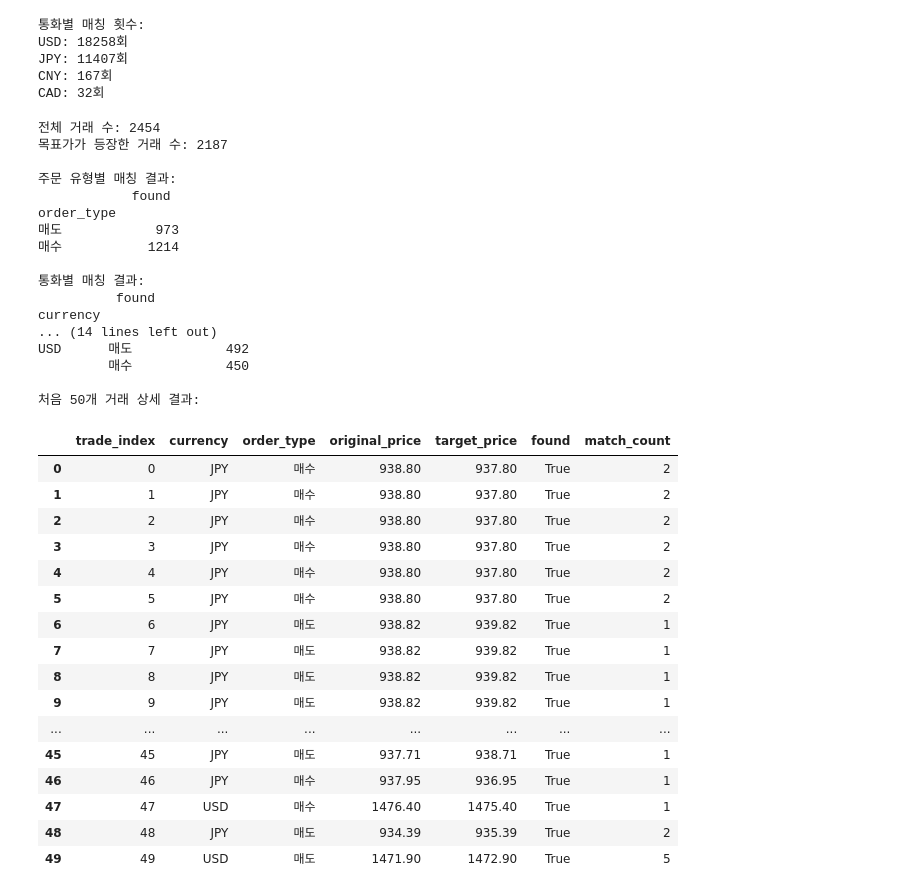
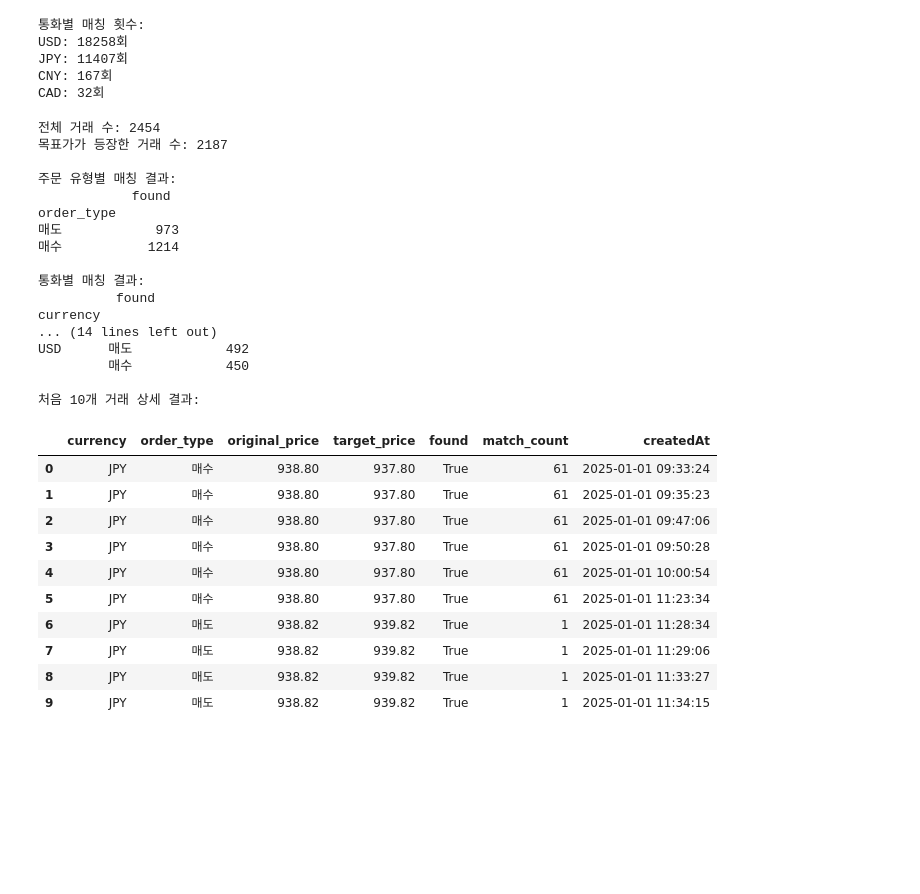
Before and after one commit to PlutoJoshua/profit_analysis, a Jupyter notebook: test.ipynb, the cells around one changed output. Saved outputs shown, nothing was run; the diff lists cells and outputs as text; code cells hidden in the pictures; blank space fills up the shorter version.

```diff
--- a/test.ipynb
+++ b/test.ipynb
@@ -519,7 +519,8 @@ parsed_data = []
 for idx, row in df.iterrows():
     result = parse_json(row['data'], row['createdAt'])
     if result is not None:
-
+        # createdAt 칼럼 한국 시간대로 변경
+        result['createdAt'] = pd.to_datetime(result['createdAt'], format='%Y-%m-%d %H:%M:%S') + pd.Timedelta(hours=9)
         parsed_data.append(result)
 
 # 3. 모든 파싱된 데이터를 하나의 데이터프레임으로 합치기
@@ -663,6 +664,7 @@ results = []
 for idx, trade_row in trade.iterrows():
     # KRW인 경우 currencyCode0 사용
     currency = trade_row['currencyCode0'] if trade_row['currencyCode'] == 'KRW' else trade_row['currencyCode']
+    trade_row['executedAt'] = pd.to_datetime(trade_row['executedAt'], format='%Y-%m-%d %H:%M:%S') + pd.Timedelta(hours=9)
     # 매수 /매도에 다라 target_price 계산
     if trade_row['isBuyOrder'] == 1: # 매수
         target_price = trade_row['price'] - 1
@@ -676,13 +678,13 @@ for idx, trade_row in trade.iterrows():
 
 
     results.append({
-        'trade_index': idx,
         'currency': currency,
         'order_type' : '매수' if trade_row['isBuyOrder'] == 1 else '매도',
         'original_price': trade_row['price'],
         'target_price': target_price,
         'found': matches > 0,
-        'match_count': matches
+        'match_count': matches,
+        'createdAt' : trade_row['executedAt']
     })
 
 # 결과를 데이터프레임으로 변환
@@ -692,50 +694,44 @@ results_df = pd.DataFrame(results)
 print("전체 거래 수:", len(results))
 print("목표가가 등장한 거래 수:", results_df['found'].sum())
 
 print("\n주문 유형별 매칭 결과:")
 print(results_df.groupby('order_type')[['found']].sum())
 
 print("\n통화별 매칭 결과:")
 print(results_df.groupby('currency')[['found']].sum())
 
 print("\n통화 및 주문 유형별 매칭 결과:")
 print(results_df.groupby(['currency', 'order_type'])[['found']].sum())
 
 # 전체 결과 확인
-print("\n처음 50개 거래 상세 결과:")
-results_df.head(50)
+print("\n처음 10개 거래 상세 결과:")
+results_df.head(10)
 # %% [output]
 전체 거래 수: 2454
 목표가가 등장한 거래 수: 2187
 
 주문 유형별 매칭 결과:
             found
 order_type
 매도            973
 매수           1214
 
 통화별 매칭 결과:
           found
 currency
 ... (14 lines left out)
 USD      매도            492
          매수            450
 
-처음 50개 거래 상세 결과:
+처음 10개 거래 상세 결과:
-|  | trade_index | currency | order_type | original_price | target_price | found | match_count |
-| 0 | 0 | JPY | 매수 | 938.80 | 937.80 | True | 2 |
-| 1 | 1 | JPY | 매수 | 938.80 | 937.80 | True | 2 |
-| 2 | 2 | JPY | 매수 | 938.80 | 937.80 | True | 2 |
-| 3 | 3 | JPY | 매수 | 938.80 | 937.80 | True | 2 |
-| 4 | 4 | JPY | 매수 | 938.80 | 937.80 | True | 2 |
-| 5 | 5 | JPY | 매수 | 938.80 | 937.80 | True | 2 |
-| 6 | 6 | JPY | 매도 | 938.82 | 939.82 | True | 1 |
-| 7 | 7 | JPY | 매도 | 938.82 | 939.82 | True | 1 |
-| 8 | 8 | JPY | 매도 | 938.82 | 939.82 | True | 1 |
-| 9 | 9 | JPY | 매도 | 938.82 | 939.82 | True | 1 |
-| ... | ... | ... | ... | ... | ... | ... | ... |
-| 45 | 45 | JPY | 매도 | 937.71 | 938.71 | True | 1 |
-| 46 | 46 | JPY | 매수 | 937.95 | 936.95 | True | 1 |
-| 47 | 47 | USD | 매수 | 1476.40 | 1475.40 | True | 1 |
-| 48 | 48 | JPY | 매도 | 934.39 | 935.39 | True | 2 |
-| 49 | 49 | USD | 매도 | 1471.90 | 1472.90 | True | 5 |
+|  | currency | order_type | original_price | target_price | found | match_count | createdAt |
+| 0 | JPY | 매수 | 938.80 | 937.80 | True | 61 | 2025-01-01 09:33:24 |
+| 1 | JPY | 매수 | 938.80 | 937.80 | True | 61 | 2025-01-01 09:35:23 |
+| 2 | JPY | 매수 | 938.80 | 937.80 | True | 61 | 2025-01-01 09:47:06 |
+| 3 | JPY | 매수 | 938.80 | 937.80 | True | 61 | 2025-01-01 09:50:28 |
+| 4 | JPY | 매수 | 938.80 | 937.80 | True | 61 | 2025-01-01 10:00:54 |
+| 5 | JPY | 매수 | 938.80 | 937.80 | True | 61 | 2025-01-01 11:23:34 |
+| 6 | JPY | 매도 | 938.82 | 939.82 | True | 1 | 2025-01-01 11:28:34 |
+| 7 | JPY | 매도 | 938.82 | 939.82 | True | 1 | 2025-01-01 11:29:06 |
+| 8 | JPY | 매도 | 938.82 | 939.82 | True | 1 | 2025-01-01 11:33:27 |
+| 9 | JPY | 매도 | 938.82 | 939.82 | True | 1 | 2025-01-01 11:34:15 |
```
Also changed, not shown: parts of 1 cell of this notebook.
